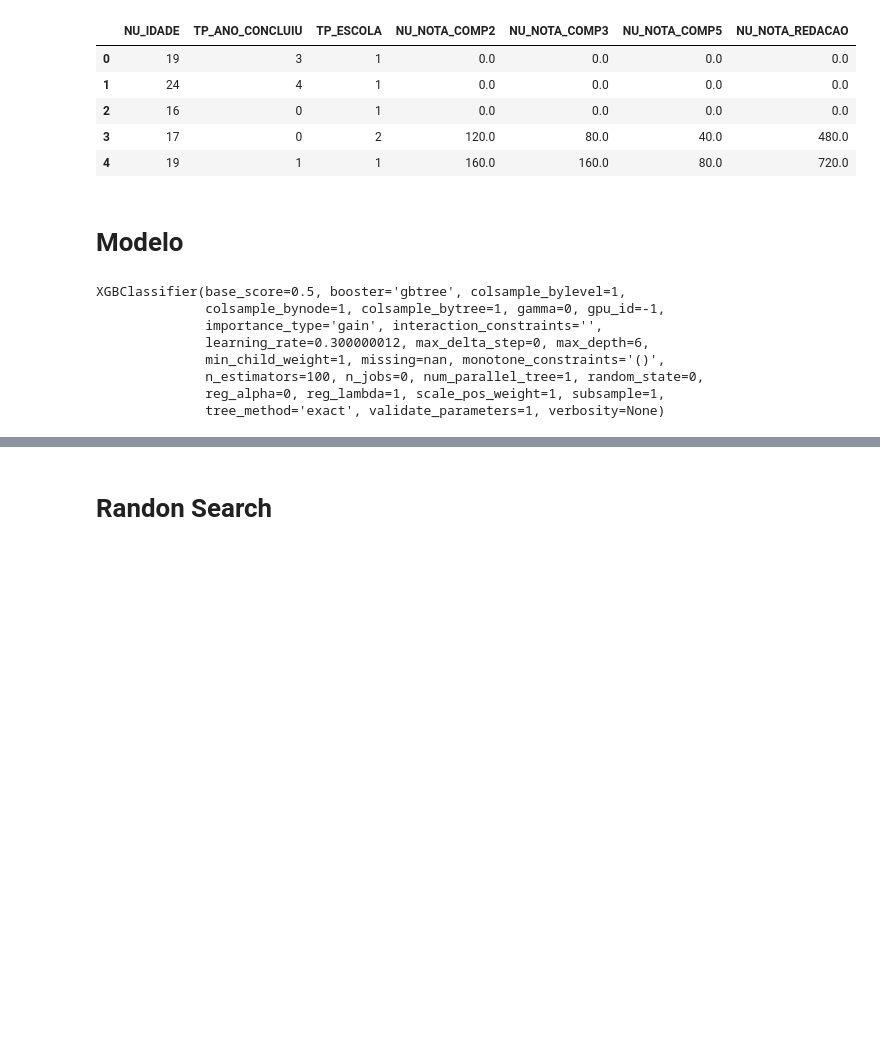
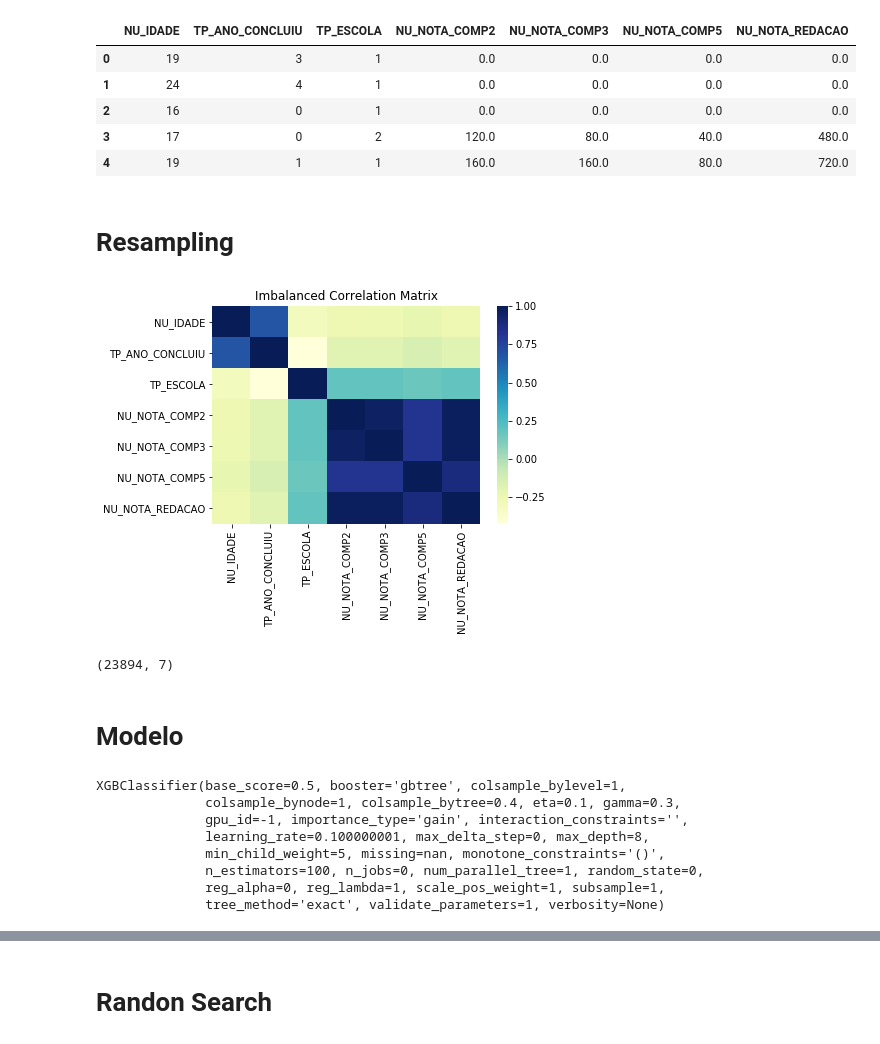
Before and after one commit to Raissapavan/codenation-ds, a Jupyter notebook: enem-4/Classificação - Treineiros Enem.ipynb, the cells around one changed output, grey strips where cells are left out. Drawn from its saved outputs; the diff is of its cells as text; code cells hidden in the pictures; blank space fills up the shorter version.

Commit message:
resampling

```diff
--- a/enem-4/Classificação - Treineiros Enem.ipynb
+++ b/enem-4/Classificação - Treineiros Enem.ipynb
@@ -119,3 +119,15 @@ X_tranf = preprocess.fit_transform(X_new)
 X_new2 = pd.DataFrame(X_tranf)
 # %%
 X_test2 = pd.DataFrame(preprocess.fit_transform(X_test))
+# %% [markdown]
+# Resampling
+# %%
+fig, ax = plt.subplots()
+
+# Imbalanced DataFrame Correlation
+corr = X_new.corr()
+sns.heatmap(corr, cmap='YlGnBu', annot_kws={'size':30}, ax=ax)
+ax.set_title("Imbalanced Correlation Matrix", fontsize=12)
+plt.show()
+# %% [output]
+[figure, added]
@@ -122,16 +142,20 @@ X_test2 = pd.DataFrame(preprocess.fit_transform(X_test))
+# %%
+x.shape
+# %% [output]
+(23894, 7)
 # %% [markdown]
 # Modelo
 # %%
 # fit model no training data
 model = XGBClassifier()
 # %%
-model.fit(X_new, Y)
+model.fit(x, y)
 # %% [output]
 XGBClassifier(base_score=0.5, booster='gbtree', colsample_bylevel=1,
-              colsample_bynode=1, colsample_bytree=1, gamma=0, gpu_id=-1,
-              importance_type='gain', interaction_constraints='',
-              learning_rate=0.300000012, max_delta_step=0, max_depth=6,
-              min_child_weight=1, missing=nan, monotone_constraints='()',
+              colsample_bynode=1, colsample_bytree=0.4, eta=0.1, gamma=0.3,
+              gpu_id=-1, importance_type='gain', interaction_constraints='',
+              learning_rate=0.100000001, max_delta_step=0, max_depth=8,
+              min_child_weight=5, missing=nan, monotone_constraints='()',
               n_estimators=100, n_jobs=0, num_parallel_tree=1, random_state=0,
               reg_alpha=0, reg_lambda=1, scale_pos_weight=1, subsample=1,
               tree_method='exact', validate_parameters=1, verbosity=None)
```
Also changed, not shown: parts of 5 cells of this notebook.
